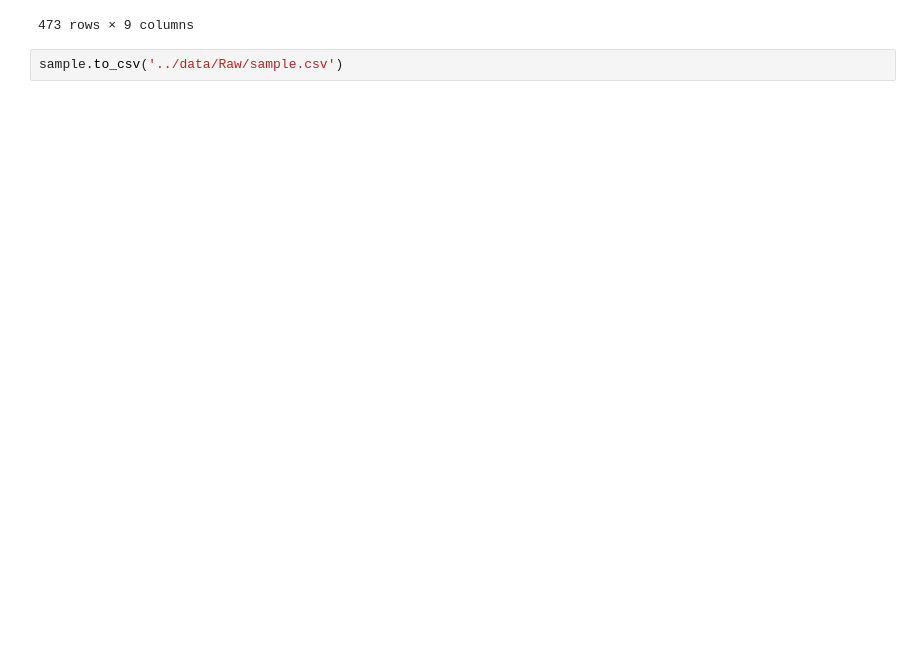
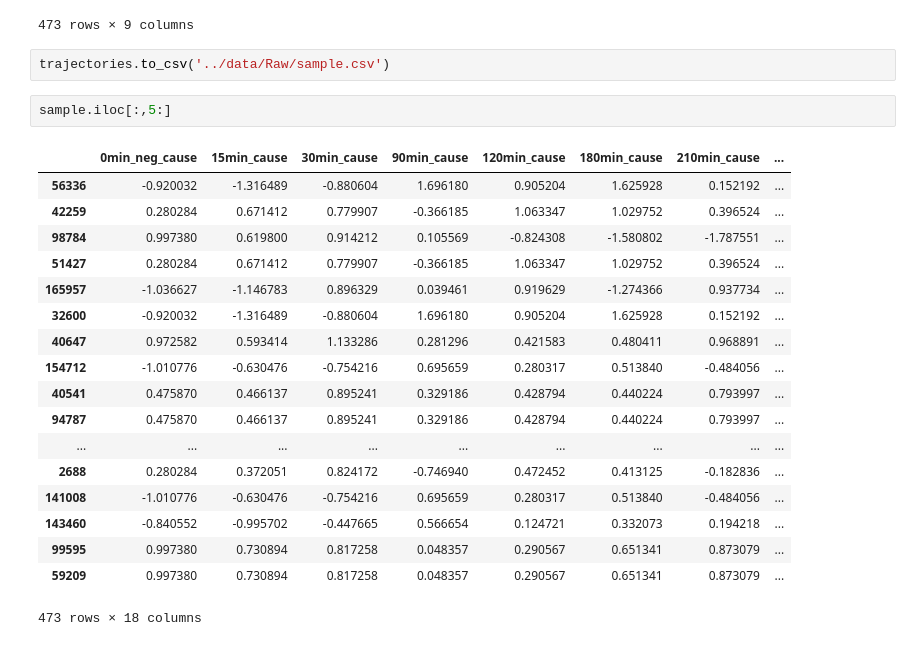
Before and after one commit to josechudev/GeneExpressionBiClustering, a Jupyter notebook: Notebooks/1.0 Exploring Raw Data.ipynb, the cells around one changed output. Saved outputs shown, nothing was run; the diff lists cells and outputs as text; blank space fills up the shorter version.

```diff
--- a/Notebooks/1.0 Exploring Raw Data.ipynb
+++ b/Notebooks/1.0 Exploring Raw Data.ipynb
@@ -185,4 +185,25 @@ trajectories
 | 472 | (0.997379552, 0.294031452) | (0.730894358, 0.794290687) | (0.817257638, 0.6879087) | (0.048357407, -0.120604808) | (0.290566995, -0.2966743) | (0.651340829, 0.102491289) | (0.873078634, 0.748379214) | (0.624283145, 0.331898797) | (0.283477058, 0.773880242) |
 473 rows × 9 columns
 # %%
-sample.to_csv('../data/Raw/sample.csv')
+trajectories.to_csv('../data/Raw/sample.csv')
+# %%
+sample.iloc[:,5:]
+# %% [output]
+|  | 0min_neg_cause | 15min_cause | 30min_cause | 90min_cause | 120min_cause | 180min_cause | 210min_cause | ... |
+| 56336 | -0.920032 | -1.316489 | -0.880604 | 1.696180 | 0.905204 | 1.625928 | 0.152192 | ... |
+| 42259 | 0.280284 | 0.671412 | 0.779907 | -0.366185 | 1.063347 | 1.029752 | 0.396524 | ... |
+| 98784 | 0.997380 | 0.619800 | 0.914212 | 0.105569 | -0.824308 | -1.580802 | -1.787551 | ... |
+| 51427 | 0.280284 | 0.671412 | 0.779907 | -0.366185 | 1.063347 | 1.029752 | 0.396524 | ... |
+| 165957 | -1.036627 | -1.146783 | 0.896329 | 0.039461 | 0.919629 | -1.274366 | 0.937734 | ... |
+| 32600 | -0.920032 | -1.316489 | -0.880604 | 1.696180 | 0.905204 | 1.625928 | 0.152192 | ... |
+| 40647 | 0.972582 | 0.593414 | 1.133286 | 0.281296 | 0.421583 | 0.480411 | 0.968891 | ... |
+| 154712 | -1.010776 | -0.630476 | -0.754216 | 0.695659 | 0.280317 | 0.513840 | -0.484056 | ... |
+| 40541 | 0.475870 | 0.466137 | 0.895241 | 0.329186 | 0.428794 | 0.440224 | 0.793997 | ... |
+| 94787 | 0.475870 | 0.466137 | 0.895241 | 0.329186 | 0.428794 | 0.440224 | 0.793997 | ... |
+| ... | ... | ... | ... | ... | ... | ... | ... | ... |
+| 2688 | 0.280284 | 0.372051 | 0.824172 | -0.746940 | 0.472452 | 0.413125 | -0.182836 | ... |
+| 141008 | -1.010776 | -0.630476 | -0.754216 | 0.695659 | 0.280317 | 0.513840 | -0.484056 | ... |
+| 143460 | -0.840552 | -0.995702 | -0.447665 | 0.566654 | 0.124721 | 0.332073 | 0.194218 | ... |
+| 99595 | 0.997380 | 0.730894 | 0.817258 | 0.048357 | 0.290567 | 0.651341 | 0.873079 | ... |
+| 59209 | 0.997380 | 0.730894 | 0.817258 | 0.048357 | 0.290567 | 0.651341 | 0.873079 | ... |
+473 rows × 18 columns
```
